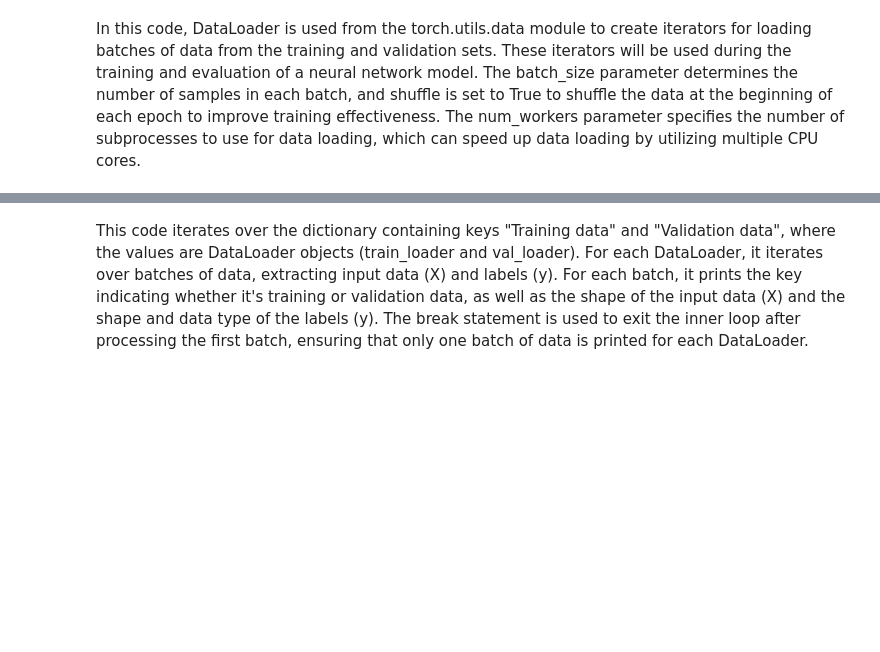
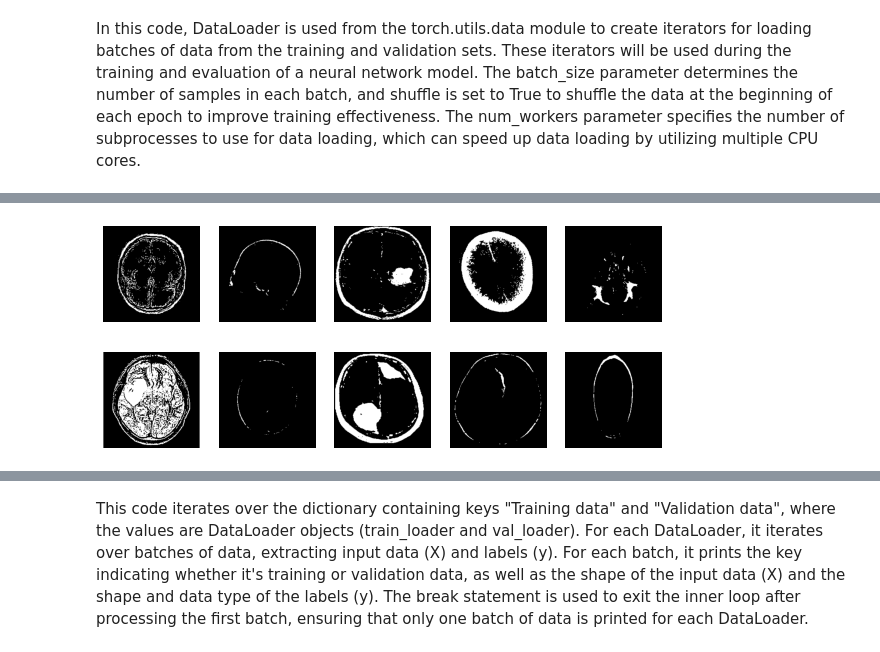
Before and after one commit to sherreee/CNN-Pytorch, a Jupyter notebook: Brain Tumor.ipynb, the cells around one changed output, grey strips where cells are left out. Cells and saved outputs as stored; diff of their text form; code cells hidden in the pictures; blank space fills up the shorter version.

```diff
--- a/Brain Tumor.ipynb
+++ b/Brain Tumor.ipynb
@@ -484 +597,26 @@ Shape of the processed validation images array: (2186, 1, 256, 256)
+# %%
+import matplotlib.pyplot as plt
+import numpy as np
+
+def plot_images(images, img_height=256, img_width=256):
+    num_images = len(images)
+    fig, axes = plt.subplots(1, num_images, figsize=(10, 5))
+
+    for i in range(num_images):
+        # Reshape the flattened image back to 2D
+        img_2d = images[i].reshape(img_height, img_width)
+        axes[i].imshow(img_2d, cmap='gray', vmin=0, vmax=255)  # Ensure proper scaling in visualization
+        axes[i].axis('off')
+
+    plt.show()
+
+# Assuming processed_train_images and processed_val_images are the output arrays returned from rcImgProcessLs
+# Plot the first 5 images of the processed train images
+plot_images(processed_train_images[:5])
+
+# Plot the first 5 images of the processed validation images
+plot_images(processed_val_images[:5])
+# %% [output]
+[figure, added]
+[figure, added]
 # %%
```
Also changed, not shown: parts of 17 cells of this notebook, 1 other file.
